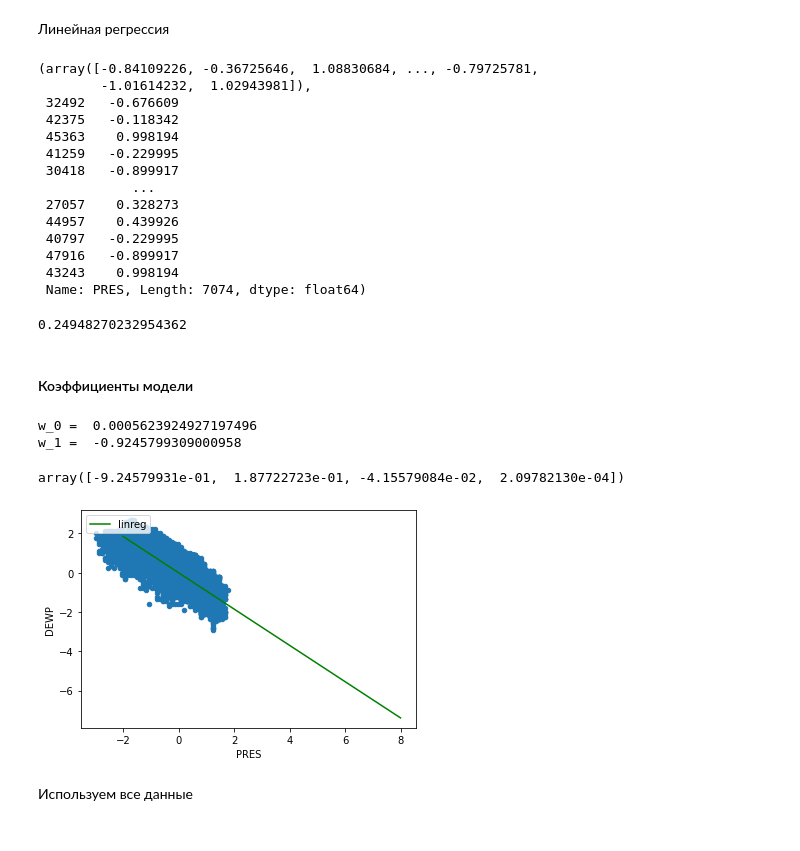
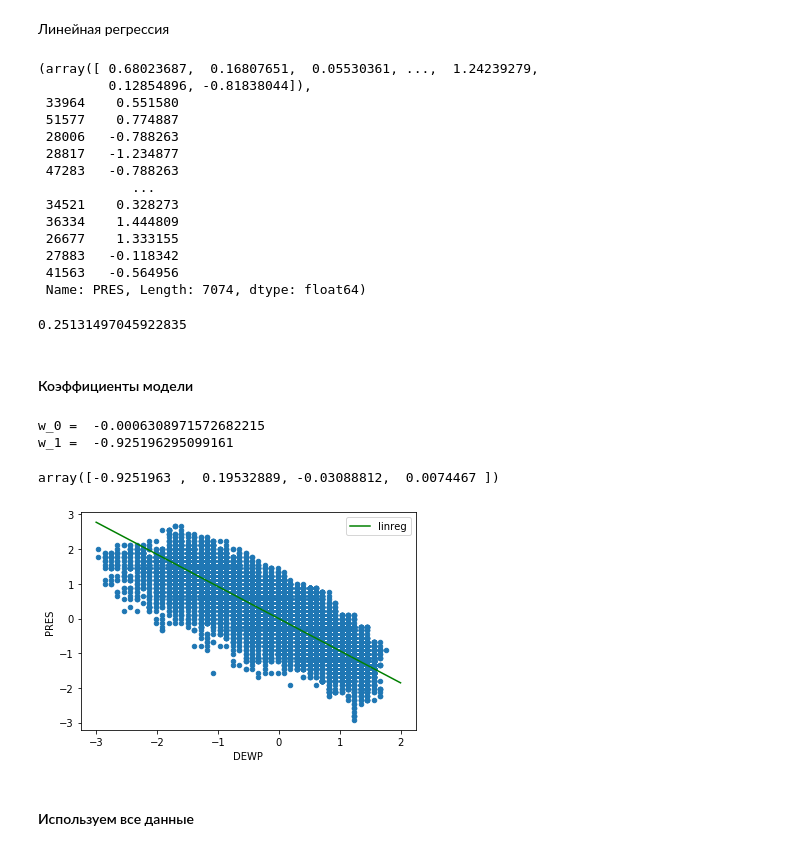
Before and after one commit to fukinii/ml, a Jupyter notebook: task_1/HW1.ipynb, the cells around one changed output. Saved outputs shown, nothing was run; the diff lists cells and outputs as text; code cells hidden in the pictures.

```diff
--- a/task_1/HW1.ipynb
+++ b/task_1/HW1.ipynb
@@ -73,0 +77,6 @@ sns.heatmap(data[list_of_column_names].corr(method="pearson"))
+# %%
+# data_columns = data[['PM_Jingan', 'PM_Xuhui']]
+numeric_data = data.drop(['cbwd'], axis=1)
+# data_for_norm = data_for_norm.drop(['PM_Jingan'], axis=1)
+# data_for_norm = data_for_norm.drop(['PM_Xuhui'], axis=1)  # Не заметил разницы
+numeric_data
@@ -105,2 +99,4 @@ data = (data_for_norm - data_for_norm.mean()) / data_for_norm.std()
+# %%
+data = (numeric_data - numeric_data.mean()) / numeric_data.std()
 # %%
 print("data.shape = ", data.shape)
@@ -123,37 +107,41 @@ data.shape =  (21436, 16)
 # %%
 from sklearn.model_selection import train_test_split
 # %%
-X_train, X_test, y_train, y_test = train_test_split(data[['DEWP','HUMI', 'Iprec', 'Iws']], data['PRES'], test_size=0.33)
+X = data[['DEWP','HUMI', 'Iprec', 'Iws']]
+y = data['PRES']
+
+X_train, X_test, y_train, y_test = train_test_split(X, y, test_size=0.33, random_state=42)
+# установим random_state, чтобы результаты эксперимента были воспроизводимы
 # %% [markdown]
 Линейная регрессия
 # %%
 from sklearn.linear_model import LinearRegression
 from sklearn.metrics import mean_squared_error, explained_variance_score
 # %%
-model = LinearRegression(normalize=True)
+model = LinearRegression()
 model.fit(X_train, y_train)
 predictions = model.predict(X_test)
 # %%
 predictions, y_test
 # %% [output]
-(array([-0.84109226, -0.36725646,  1.08830684, ..., -0.79725781,
-        -1.01614232,  1.02943981]),
- 32492   -0.676609
- 42375   -0.118342
- 45363    0.998194
- 41259   -0.229995
- 30418   -0.899917
+(array([ 0.68023687,  0.16807651,  0.05530361, ...,  1.24239279,
+         0.12854896, -0.81838044]),
+ 33964    0.551580
+ 51577    0.774887
+ 28006   -0.788263
+ 28817   -1.234877
+ 47283   -0.788263
             ...
- 27057    0.328273
- 44957    0.439926
- 40797   -0.229995
- 47916   -0.899917
- 43243    0.998194
+ 34521    0.328273
+ 36334    1.444809
+ 26677    1.333155
+ 27883   -0.118342
+ 41563   -0.564956
  Name: PRES, Length: 7074, dtype: float64)
 # %%
 mean_squared_error(predictions, y_test)
 # %% [output]
-0.24948270232954362
+0.25131497045922835
 # %% [markdown]
 #### Коэффициенты модели
 # %%
@@ -162,26 +150,26 @@ w_1 = model.coef_[0]
 print("w_0 = ", w_0)
 print("w_1 = ", w_1)
 # %% [output]
-w_0 =  0.0005623924927197496
-w_1 =  -0.9245799309000958
+w_0 =  -0.0006308971572682215
+w_1 =  -0.925196295099161
 # %%
 model.coef_
 # %% [output]
-array([-9.24579931e-01,  1.87722723e-01, -4.15579084e-02,  2.09782130e-04])
+array([-0.9251963 ,  0.19532889, -0.03088812,  0.0074467 ])
 # %%
 f = lambda x: w_0 + w_1 * x
-x = np.linspace(-2, 8, 100)
+x = np.linspace(-3, 2, 100)
 y_1 = f(x)
 
 data.plot(x='DEWP', y='PRES', kind='scatter')
 plt.plot(x, y_1, label='linreg', color='g')
 
-plt.ylabel('DEWP')
-plt.xlabel('PRES')
-plt.legend(loc='upper left')
+plt.xlabel('DEWP')
+plt.ylabel('PRES')
+plt.legend(loc='best')
 plt.show()
 # %% [output]
-[figure, old version]
+[figure, new version]
 # %% [markdown]
-Используем все данные
+#### Используем все данные
 # %%
```
Also changed, not shown: parts of 19 cells of this notebook, 1 other file.
